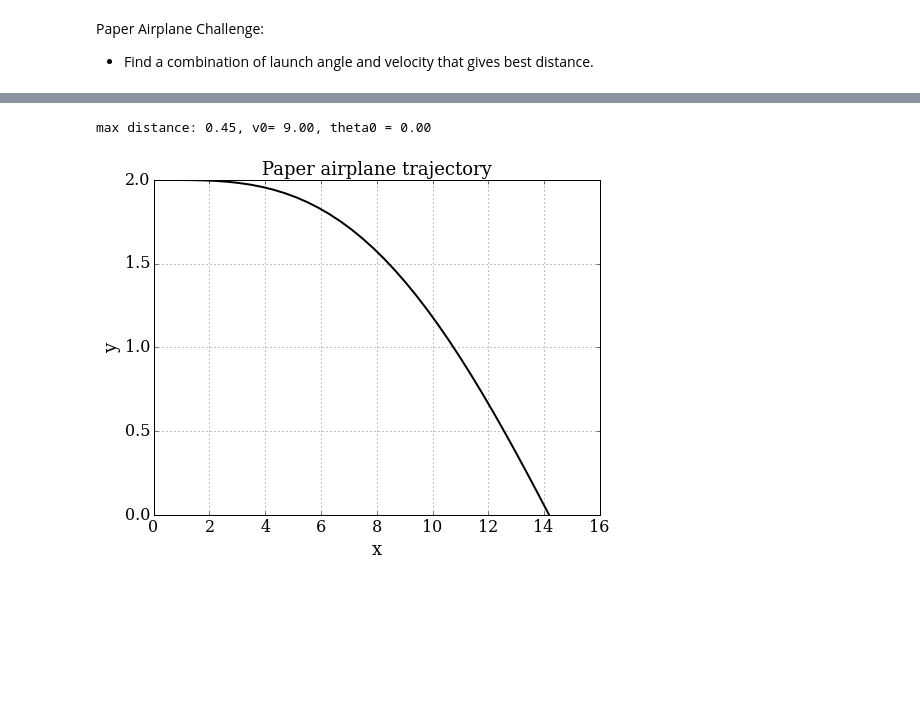
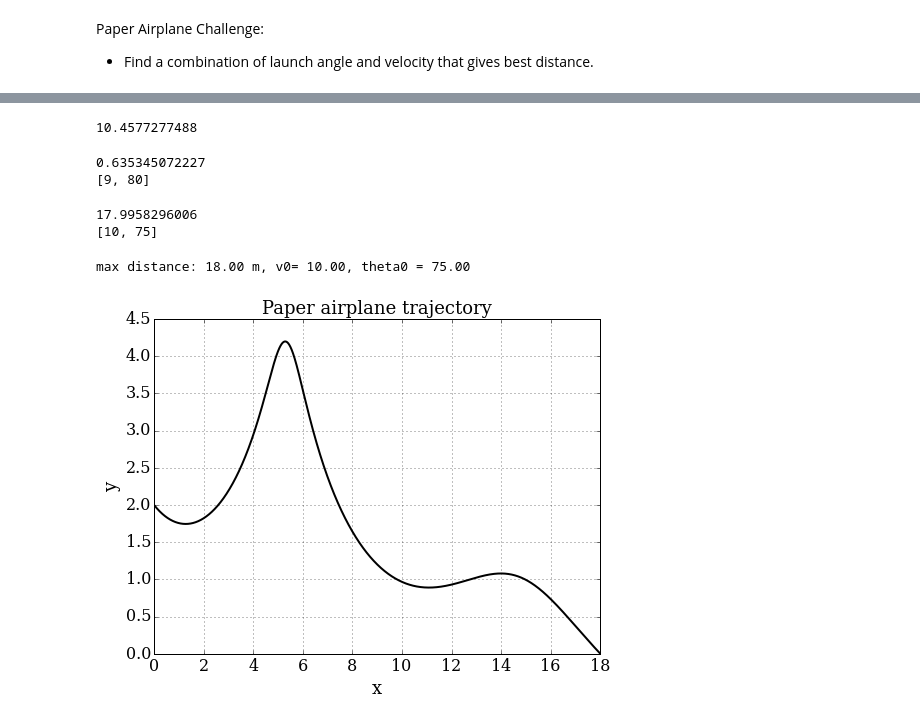
Before and after one commit to rbds/Numerical_Methods_working_folder, a Jupyter notebook: lessons/01_phugoid/01_03 Full_Phugoid_Model.ipynb, the cells around one changed output, grey strips where cells are left out. Cells and saved outputs as stored; diff of their text form; code cells hidden in the pictures; blank space fills up the shorter version.

Commit message:
update 01_03 with for loop solution instead of while loop

```diff
--- a/lessons/01_phugoid/01_03 Full_Phugoid_Model.ipynb
+++ b/lessons/01_phugoid/01_03 Full_Phugoid_Model.ipynb
@@ -258,29 +206,57 @@ while height > 0:
+# %%
+u = challenge(5, 0)
+print(u[-1][2])
+# %% [output]
+10.4577277488
+# %%
+#iterate over v0, theta0, taking large steps
+#find a best solution
+max_dist = 0.0
+max_params = [0, 0]
+for theta0 in range (-90, 90, 5):
+    for v0 in range (1, 10):
+        u = numpy.empty((1,4))
+        u_final = challenge(v0, theta0)
+        if u_final[-1][2] > max_dist:
+            max_params_low_res = [v0, theta0]
+            max_dist_low_res = u_final[-1][2]
+            best_run_low_res = u_final
+
+print(max_dist_low_res)
+print(max_params_low_res)
+# %% [output]
+0.635345072227
+[9, 80]
+# %%
+#iterate at a finer resolution over previous solution
+max_dist = 0.0 #
+max_params = [0, 0]
+for theta0 in range (max_params_low_res[1] -5, max_params_low_res[1] +5):
+    for v0 in range (max_params_low_res[0] -5, max_params_low_res[0] + 5):
+        u = numpy.empty((1,4))
+        u_final = challenge(v0, theta0)
+        if u_final[-1][2] > max_dist:
+            max_params= [v0, theta0]
+            max_dist = u_final[-1][2]
+            best_run = u_final
+
+print(max_dist)
+print(max_params)
+# %% [output]
+17.9958296006
+[10, 75]
 # %%
-t=[0.0]
-v0 = max_params[0]
-theta0 = max_params[1]
-u_longest = numpy.empty((1,4))
-u_longest[0] = numpy.array([v0, theta0, x0, y0])
-
-height = u_longest[-1][3]
-while height > 0:
-    t = numpy.append(t, t[-1]+dt)
-    temp = euler(u_longest[-1], f, dt)
-    u_longest = numpy.append(u_longest, [temp], axis=0)
-
-    height = u_longest[-1][3]
-
 #print(u_longest)
-x = u_longest[:-1,2]
-y = u_longest[:-1,3]
+x = best_run[:,2]
+y = best_run[:,3]
 pyplot.figure(figsize=(8,6))
 pyplot.grid(True)
 pyplot.xlabel(r'x', fontsize=18)
 pyplot.ylabel(r'y', fontsize=18)
 pyplot.title('Paper airplane trajectory', fontsize=18)
 pyplot.plot(x,y, 'k-', lw=2);
 
-print("max distance: {:.2f}, v0= {:.2f}, theta0 = {:.2f}".format(max_dist, max_params[0], max_params[1]))
+print("max distance: {:.2f} m, v0= {:.2f}, theta0 = {:.2f}".format(max_dist, max_params[0], max_params[1]))
 # %% [output]
-max distance: 0.45, v0= 9.00, theta0 = 0.00
+max distance: 18.00 m, v0= 10.00, theta0 = 75.00
-[figure, old version]
+[figure, new version]
```
Also changed, not shown: parts of 3 cells of this notebook.
